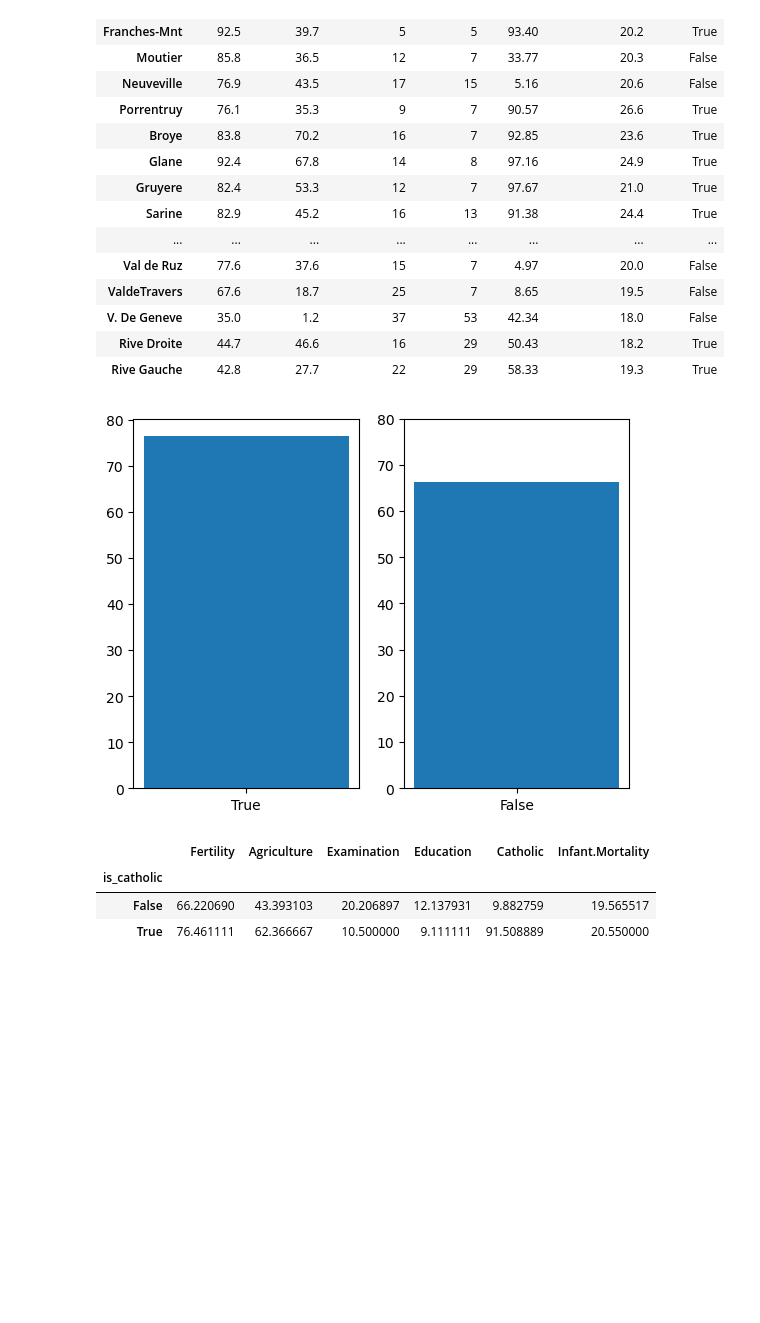
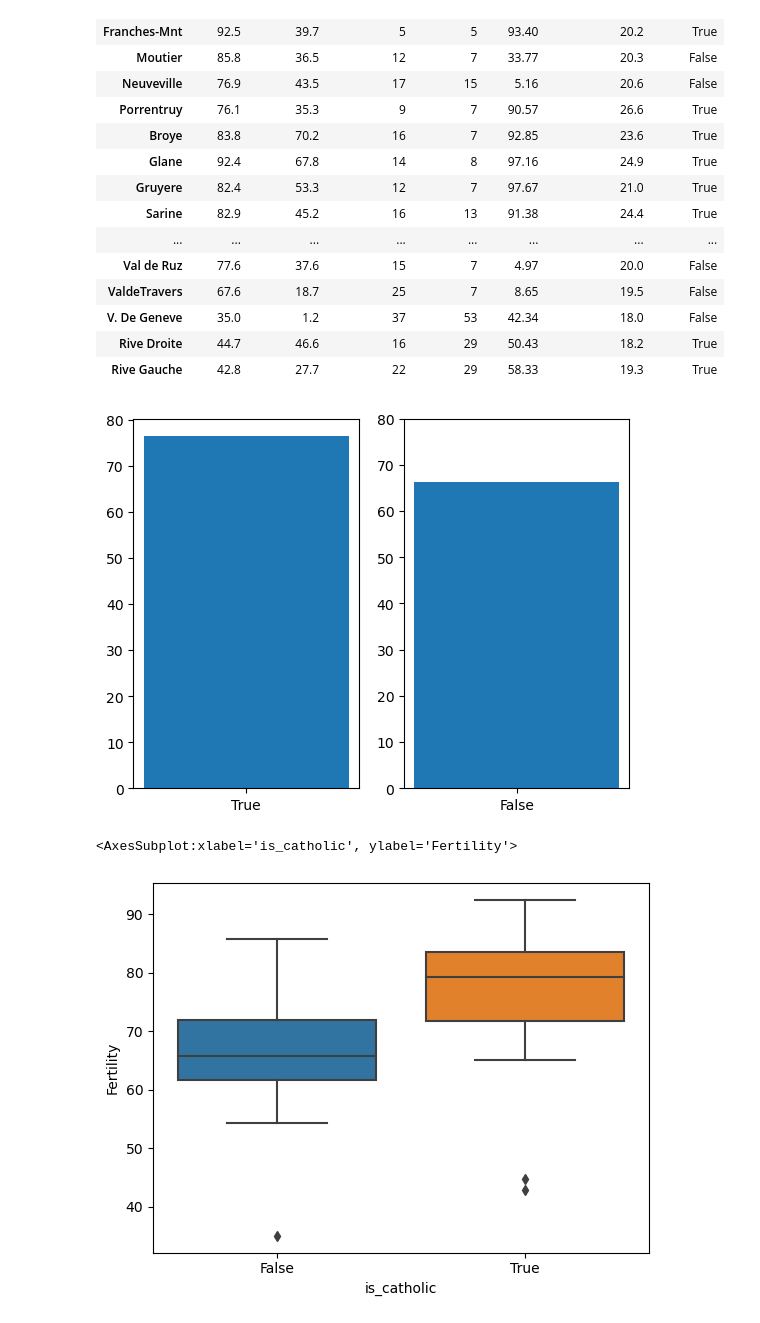
Before and after one commit to Divante222/numpy-pandas-visualization-exercises, a Jupyter notebook: seaborn_exercises.ipynb, the cells around one changed output. Drawn from its saved outputs; the diff is of its cells as text; code cells hidden in the pictures; blank space fills up the shorter version.

```diff
--- a/seaborn_exercises.ipynb
+++ b/seaborn_exercises.ipynb
@@ -125,37 +128,36 @@ df
 # plt.bar(df_ctab.true, df_ctab.false )
 # plt.plot(the_answer.Fertility
 
 
 
 # sns.heatmap(df_ctab, fmt='d', )
 
 
 
 
 
 plt.subplot(1,2,1)
 plt.bar(True, df.Fertility[df.is_catholic == True].mean())
 plt.xticks([1],[True])
 
 
 
 plt.subplot(1,2,2)
 plt.ylim(0,80)
 plt.bar(False, df.Fertility[df.is_catholic == False].mean())
 plt.xticks([0],[False])
 
 plt.show()
 the_answer = df.groupby('is_catholic').agg('mean')
 the_answer
 # sns.heatmap(df_ctab, annot=True, fmt='d', cmap='Blues')
 
 # sns.catplot(data=the_answer, y=the_answer.Fertility, kind= 'bar')
+sns.boxplot(data=df , x='is_catholic', y = 'Fertility')
 # %% [output]
 [figure]
-|  | Fertility | Agriculture | Examination | Education | Catholic | Infant.Mortality |
-| is_catholic |  |  |  |  |  |  |
-| False | 66.220690 | 43.393103 | 20.206897 | 12.137931 | 9.882759 | 19.565517 |
-| True | 76.461111 | 62.366667 | 10.500000 | 9.111111 | 91.508889 | 20.550000 |
+<AxesSubplot:xlabel='is_catholic', ylabel='Fertility'>
+[figure, added]
 # %%
 # What measure correlates most strongly with fertility?
 
```
Also changed, not shown: parts of 6 cells of this notebook.
